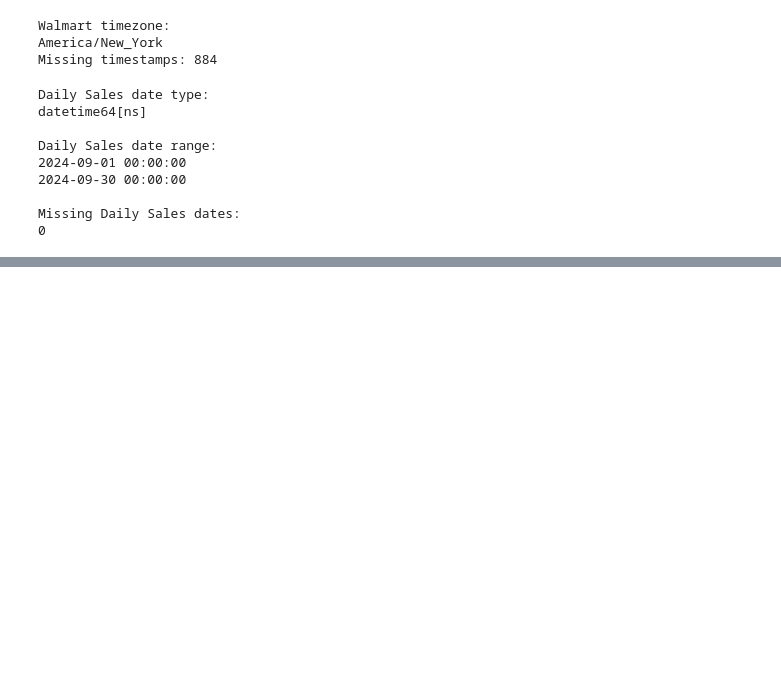
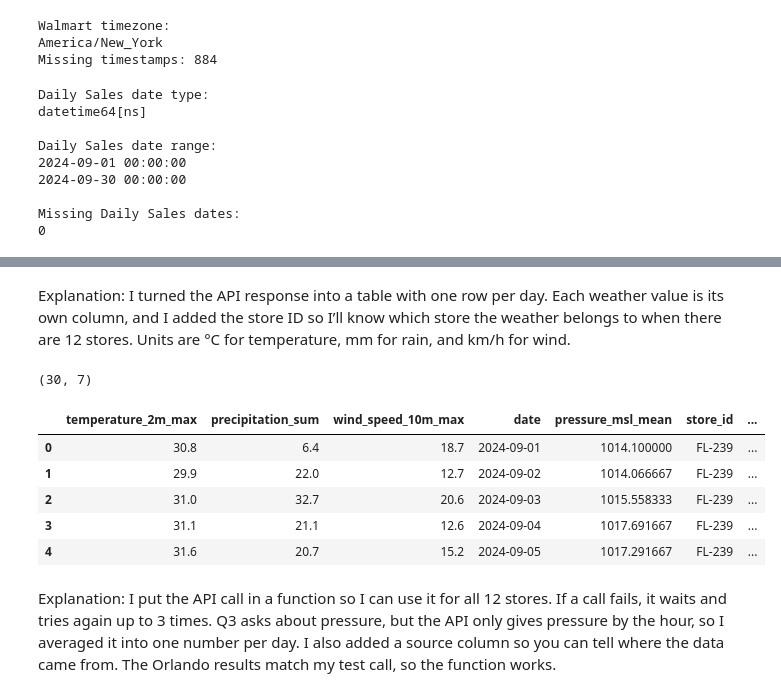
Before and after one commit to prabhnoor14/walmart-hurricane-project, a Jupyter notebook: notebooks/team_notebook.ipynb, the cells around one changed output, grey strips where cells are left out. Cells and saved outputs as stored; diff of their text form; code cells hidden in the pictures; blank space fills up the shorter version.

Commit message:
stores + api prep

```diff
--- a/notebooks/team_notebook.ipynb
+++ b/notebooks/team_notebook.ipynb
@@ -833,0 +1032,22 @@ Missing Daily Sales dates:
+# %%
+#test api
+import requests
+
+url = 'https://archive-api.open-meteo.com/v1/archive'
+params = {
+    'latitude': 28.5383,           # Orlando (FL-239)
+    'longitude': -81.3792,
+    'start_date': '2024-09-01',
+    'end_date': '2024-09-30',
+    'daily': 'temperature_2m_max,precipitation_sum,wind_speed_10m_max',
+    'timezone': 'America/New_York'
+}
+
+response = requests.get(url, params=params)
+print('status:', response.status_code)
+
+data = response.json()
+print(data.keys())
+print(data['daily'].keys())
+print(data['daily']['time'][:5])
+print(data['daily']['wind_speed_10m_max'][:5])
@@ -833,0 +1078,2 @@ Missing Daily Sales dates:
+# %% [markdown]
+Explanation: I turned the API response into a table with one row per day. Each weather value is its own column, and I added the store ID so I’ll know which store the weather belongs to when there are 12 stores. Units are °C for temperature, mm for rain, and km/h for wind.
@@ -833,0 +1121,15 @@ Missing Daily Sales dates:
+# %%
+# test it on Orlando
+orlando = get_weather('FL-239', 28.5383, -81.3792)
+print(orlando.shape)
+orlando.head()
+# %% [output]
+(30, 7)
+|  | temperature_2m_max | precipitation_sum | wind_speed_10m_max | date | pressure_msl_mean | store_id | ... |
+| 0 | 30.8 | 6.4 | 18.7 | 2024-09-01 | 1014.100000 | FL-239 | ... |
+| 1 | 29.9 | 22.0 | 12.7 | 2024-09-02 | 1014.066667 | FL-239 | ... |
+| 2 | 31.0 | 32.7 | 20.6 | 2024-09-03 | 1015.558333 | FL-239 | ... |
+| 3 | 31.1 | 21.1 | 12.6 | 2024-09-04 | 1017.691667 | FL-239 | ... |
+| 4 | 31.6 | 20.7 | 15.2 | 2024-09-05 | 1017.291667 | FL-239 | ... |
+# %% [markdown]
+Explanation: I put the API call in a function so I can use it for all 12 stores. If a call fails, it waits and tries again up to 3 times. Q3 asks about pressure, but the API only gives pressure by the hour, so I averaged it into one number per day. I also added a source column so you can tell where the data came from. The Orlando results match my test call, so the function works.
```
Also changed, not shown: parts of 42 cells of this notebook.
